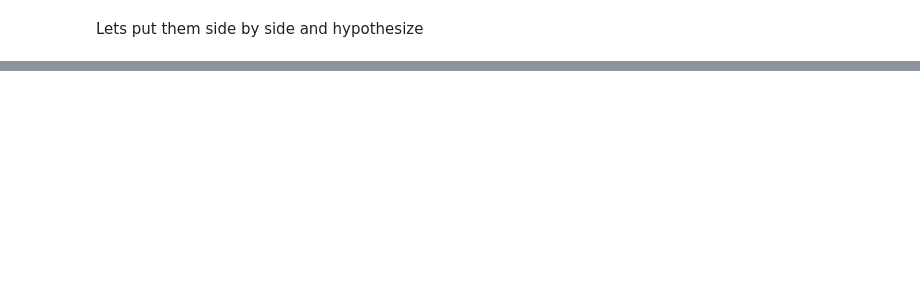
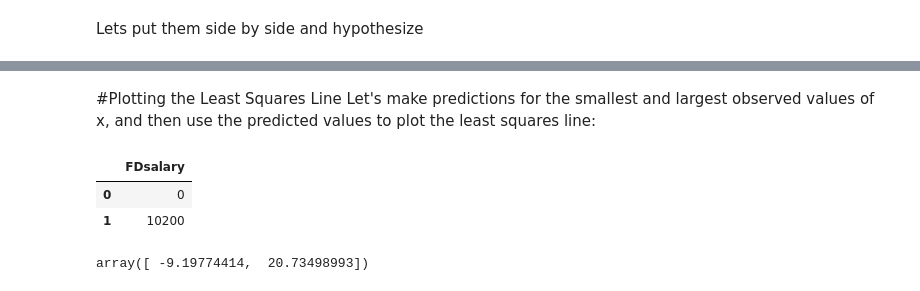
Before and after one commit to tlagrim/fanduel-weekly-fantasy-forecast, a Jupyter notebook: 2014_fanduel_testing/notebooks/Linear Regression Testing.ipynb, the cells around one changed output, grey strips where cells are left out. Cells and saved outputs as stored; diff of their text form; code cells hidden in the pictures; blank space fills up the shorter version.

```diff
--- a/2014_fanduel_testing/notebooks/Linear Regression Testing.ipynb
+++ b/2014_fanduel_testing/notebooks/Linear Regression Testing.ipynb
@@ -173,0 +216,17 @@ sns.stripplot(x='Team',y='FD points',data=wk1,ax=axs[1])
+# %% [markdown]
+#Plotting the Least Squares Line
+Let's make predictions for the smallest and largest observed values of x, and then use the predicted values to plot the least squares line:
+# %%
+## create a DataFrame with the minimum and maximum values of TV
+X_new = pd.DataFrame({'FDsalary': [wk1.FDsalary.min(), wk1.FDsalary.max()]})
+X_new.head()
+# %% [output]
+|  | FDsalary |
+| 0 | 0 |
+| 1 | 10200 |
+# %%
+## make predictions for those x values and store them
+preds = lm.predict(X_new)
+preds
+# %% [output]
+array([ -9.19774414,  20.73498993])
```
Also changed, not shown: parts of 16 cells of this notebook, 3 other files.
